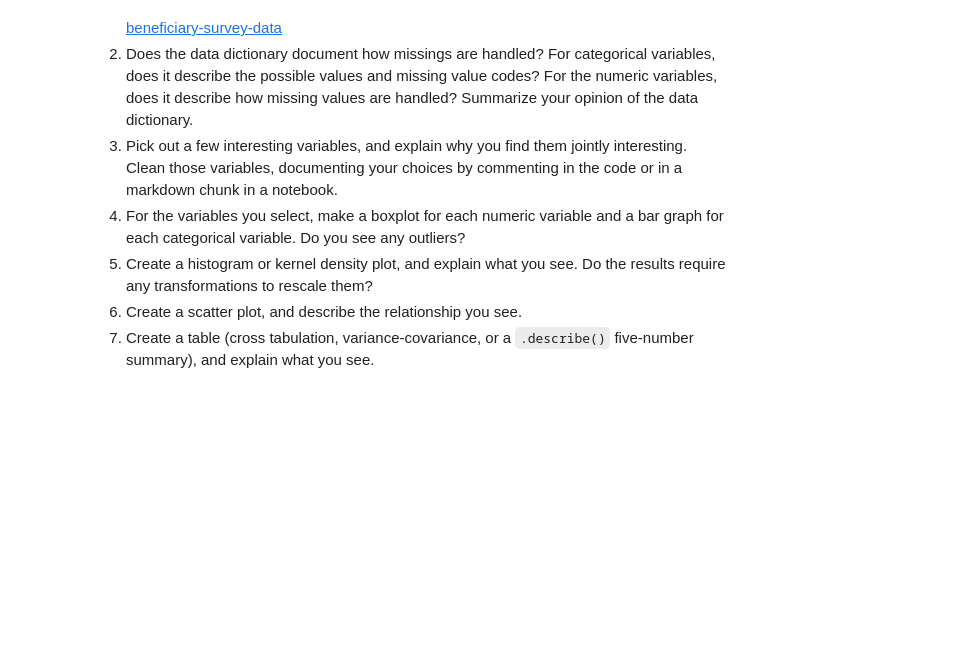
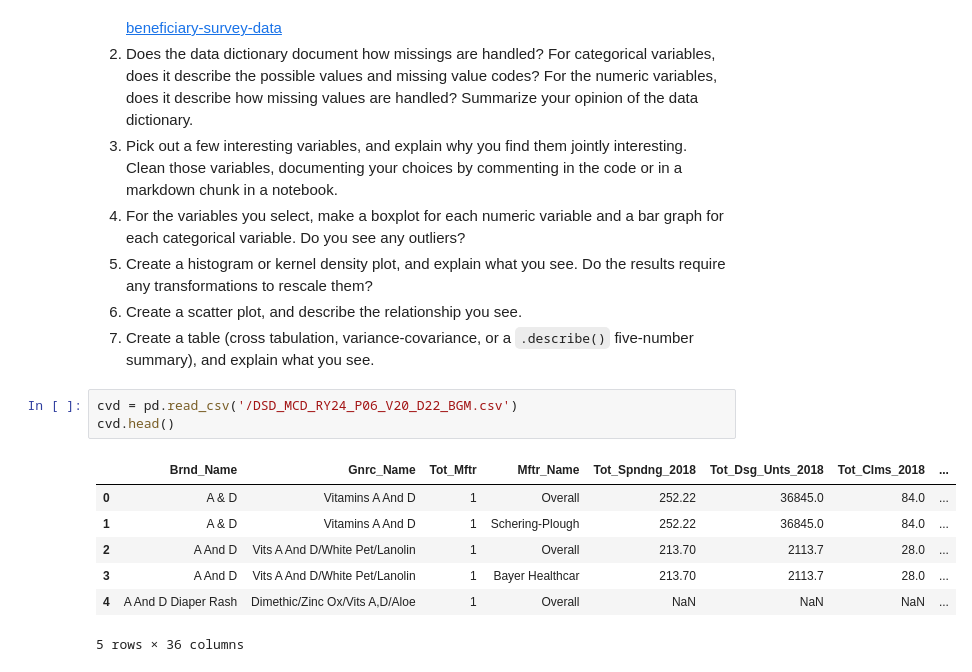
Before and after one commit to natalieassaad/visualization, a Jupyter notebook: assignment/assignment.ipynb, the cells around one changed output. Cells and saved outputs as stored; diff of their text form; blank space fills up the shorter version.

```diff
--- a/assignment/assignment.ipynb
+++ b/assignment/assignment.ipynb
@@ -259,3 +259,14 @@ For some context, the Federal government ultimately spent about $4.4 trillion in
 6. Create a histogram or kernel density plot, and explain what you see. Do the results require any transformations to rescale them?
 7. Create a scatter plot, and describe the relationship you see.
 8. Create a table (cross tabulation, variance-covariance, or a `.describe()` five-number summary), and explain what you see.
+# %%
+cvd = pd.read_csv('/DSD_MCD_RY24_P06_V20_D22_BGM.csv')
+cvd.head()
+# %% [output]
+|  | Brnd_Name | Gnrc_Name | Tot_Mftr | Mftr_Name | Tot_Spndng_2018 | Tot_Dsg_Unts_2018 | Tot_Clms_2018 | ... |
+| 0 | A & D | Vitamins A And D | 1 | Overall | 252.22 | 36845.0 | 84.0 | ... |
+| 1 | A & D | Vitamins A And D | 1 | Schering-Plough | 252.22 | 36845.0 | 84.0 | ... |
+| 2 | A And D | Vits A And D/White Pet/Lanolin | 1 | Overall | 213.70 | 2113.7 | 28.0 | ... |
+| 3 | A And D | Vits A And D/White Pet/Lanolin | 1 | Bayer Healthcar | 213.70 | 2113.7 | 28.0 | ... |
+| 4 | A And D Diaper Rash | Dimethic/Zinc Ox/Vits A,D/Aloe | 1 | Overall | NaN | NaN | NaN | ... |
+5 rows × 36 columns
```
Also changed, not shown: parts of 6 cells of this notebook.
